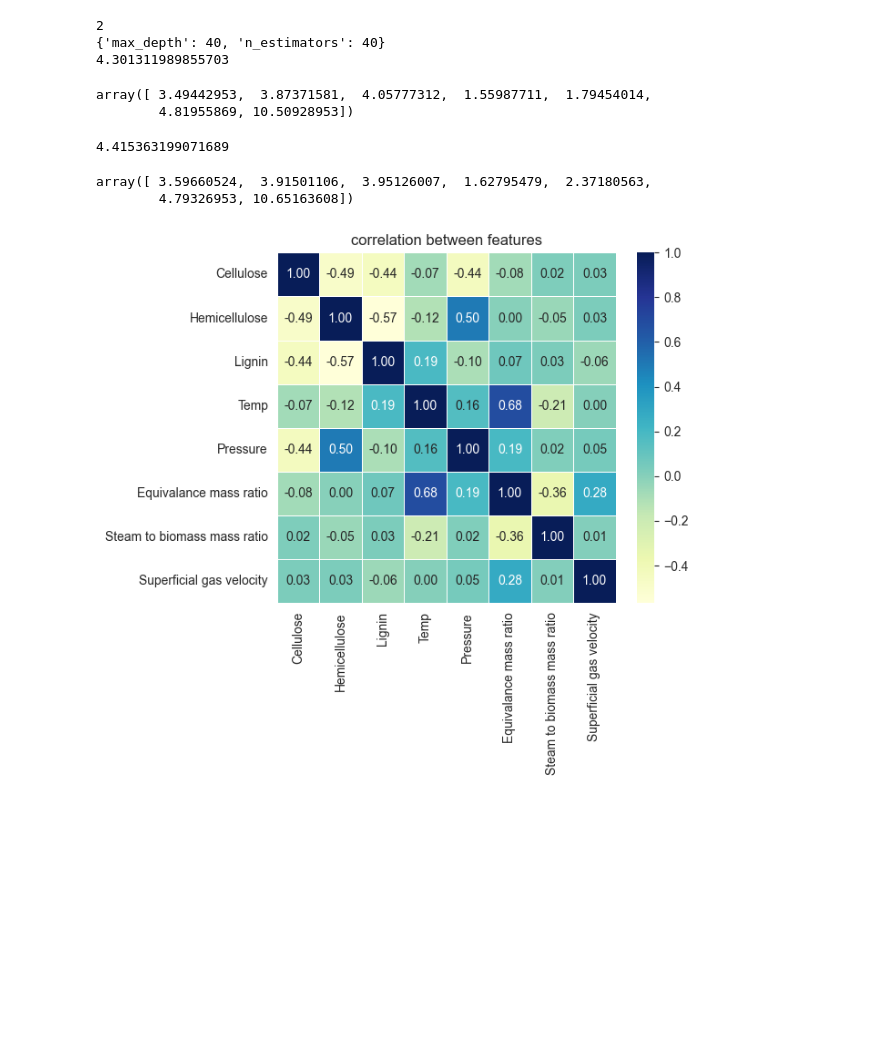
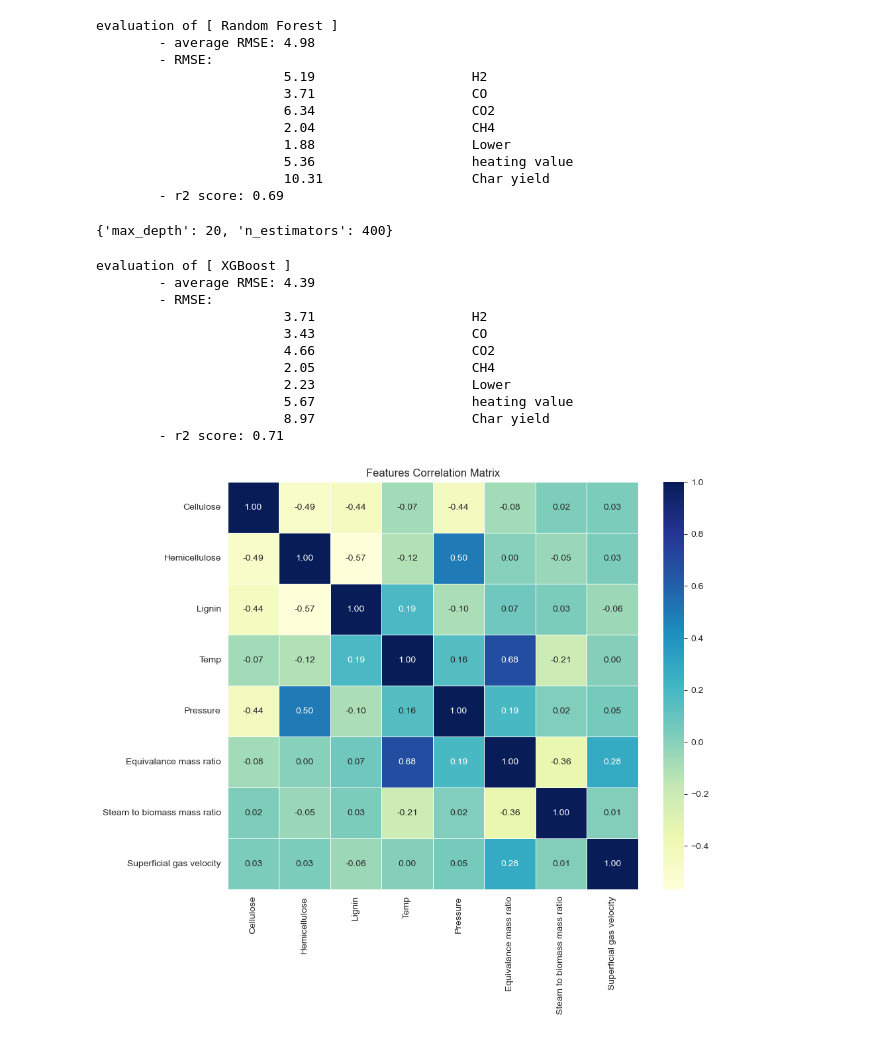
Before and after one commit to ZekonXK12/CE880_Case_Study, a Jupyter notebook: ml_train.ipynb, the cells around one changed output. Saved outputs shown, nothing was run; the diff lists cells and outputs as text; code cells hidden in the pictures; blank space fills up the shorter version.

```diff
--- a/ml_train.ipynb
+++ b/ml_train.ipynb
@@ -23,11 +39,10 @@ import joblib
 # %%
 data=pd.read_excel('data/dataBiomass_CE880.xlsx',skiprows=2,header=0).drop('Number',axis=1)
-# data=data[data['Superficial gas velocity']<8]
+data=data[data['Superficial gas velocity']<8]
 
 x=data.iloc[:,:8]
 y=data.iloc[:,8:]
 
-x=PCA(n_components=6).fit_transform(x)
 
 mms_x=MinMaxScaler()
 mms_y=MinMaxScaler()
@@ -62,8 +80,9 @@ array([ 4.41687334,  5.04094885,  4.54545906,  2.10543573,  2.67835384,
 # %%
+# Random Forest
 rfr=RandomForestRegressor()
 param_grid_rfr={
-    'n_estimators':[20,40,100],
-    'max_depth':[5,20,40]
+    'n_estimators':[100,200,400],
+    'max_depth':[10,20,40],
 }
 gs_rfr=GridSearchCV(rfr,param_grid=param_grid_rfr,scoring='neg_mean_squared_error',cv=6)
 gs_rfr.fit(x_train,y_train)
@@ -71,22 +90,29 @@ gs_rfr.fit(x_train,y_train)
 best_rfr=gs_rfr.best_estimator_
 y_pred=best_rfr.predict(x_test)
 y_pred_denorm=mms_y.inverse_transform(y_pred)
-rfr_rmse_score=mean_squared_error(y_test_denorm,y_pred_denorm,multioutput='raw_values',squared=False)
-rfr_rmse_score_a=mean_squared_error(y_test_denorm,y_pred_denorm,multioutput='uniform_average',squared=False)
-print(gs_rfr.best_estimator_.min_samples_split)
-print(gs_rfr.best_params_)
-print(rfr_rmse_score_a)
-rfr_rmse_score
+rfr_eval_dict=get_evaluation(y_test_denorm,y_pred_denorm)
+print_evaluation('Random Forest',rfr_eval_dict)
 # %% [output]
-2
-{'max_depth': 40, 'n_estimators': 40}
-4.301311989855703
+evaluation of [ Random Forest ]
+        - average RMSE: 4.98
+        - RMSE:
+                        5.19                    H2
+                        3.71                    CO
+                        6.34                    CO2
+                        2.04                    CH4
+                        1.88                    Lower
+                        5.36                    heating value
+                        10.31                   Char yield
+        - r2 score: 0.69
-array([ 3.49442953,  3.87371581,  4.05777312,  1.55987711,  1.79454014,
-        4.81955869, 10.50928953])
+# %%
+gs_rfr.best_params_
+# %% [output]
+{'max_depth': 20, 'n_estimators': 400}
 # %%
+# XGBoost
 params = {
-    'max_depth': 40,
-    'learning_rate': 0.2,
+    'max_depth': 20,
+    'learning_rate': 0.1,
     'objective': 'reg:squarederror',  # 多分类问题
     'random_state':None
 }
@@ -99,21 +125,26 @@ for i in range(7):
     y_pred_total.append(y_pred)
 y_pred=np.concatenate(y_pred_total,axis=1)
 y_pred_denorm=mms_y.inverse_transform(y_pred)
-xgb_rmse_score=mean_squared_error(y_test_denorm,y_pred_denorm,multioutput='raw_values',squared=False)
-xgb_rmse_score_a=mean_squared_error(y_test_denorm,y_pred_denorm,multioutput='uniform_average',squared=False)
-
-print(xgb_rmse_score_a)
-xgb_rmse_score
+xgb_eval_dict=get_evaluation(y_test_denorm,y_pred_denorm)
+print_evaluation('XGBoost',xgb_eval_dict)
 # %% [output]
-4.415363199071689
+evaluation of [ XGBoost ]
+        - average RMSE: 4.39
+        - RMSE:
+                        3.71                    H2
+                        3.43                    CO
+                        4.66                    CO2
+                        2.05                    CH4
+                        2.23                    Lower
+                        5.67                    heating value
+                        8.97                    Char yield
+        - r2 score: 0.71
-array([ 3.59660524,  3.91501106,  3.95126007,  1.62795479,  2.37180563,
-        4.79326953, 10.65163608])
 # %%
 corr_matrix_feature=data.iloc[:,:8].corr()
-plt.figure(figsize=(6,5))
+plt.figure(figsize=(10,8))
 sns.heatmap(corr_matrix_feature,cmap='YlGnBu',annot=True,linewidths=0.5,fmt='.2f')
-plt.title('correlation between features')
+plt.title('Features Correlation Matrix')
 plt.show()
 # %% [output]
-[figure, old version]
+[figure, new version]
 # %%
```
Also changed, not shown: parts of 9 cells of this notebook, 3 other files.
